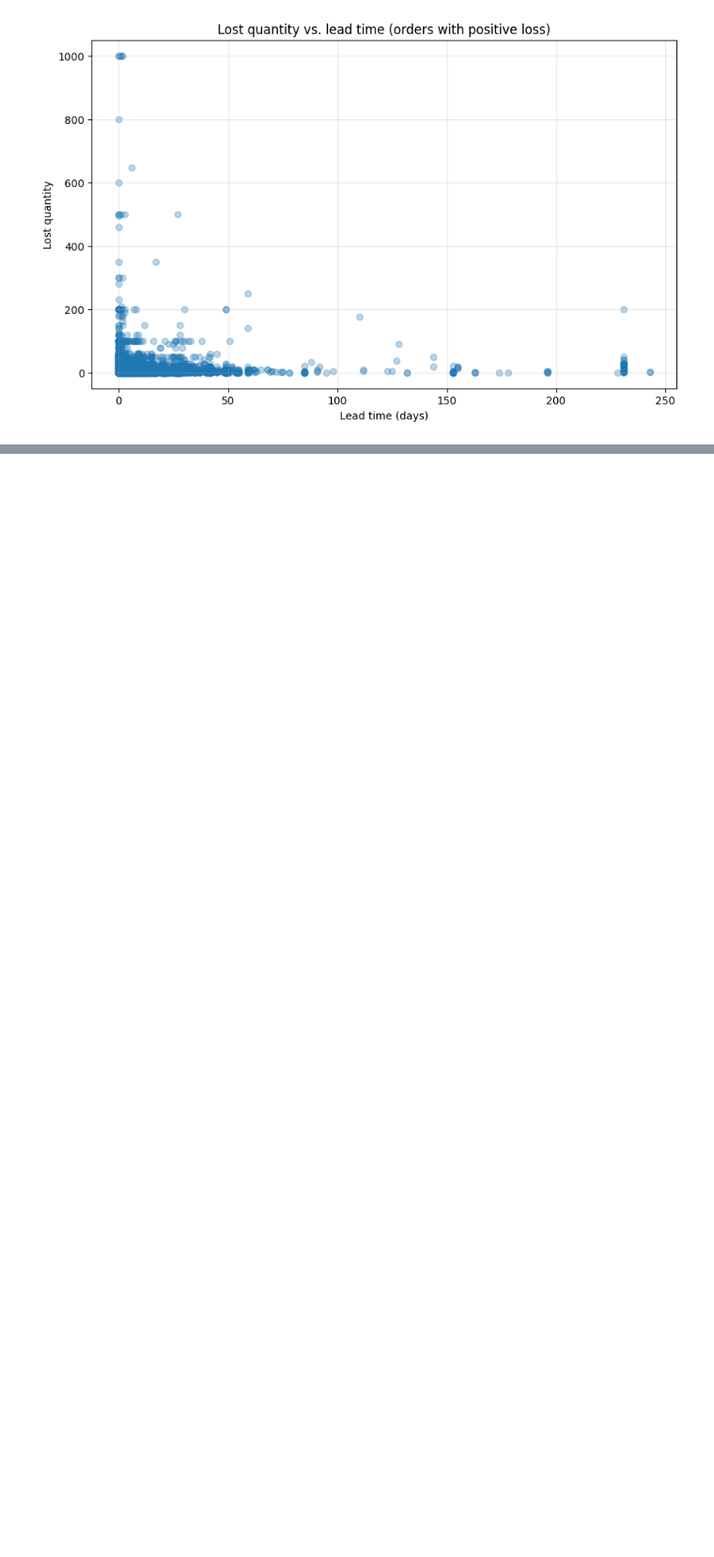
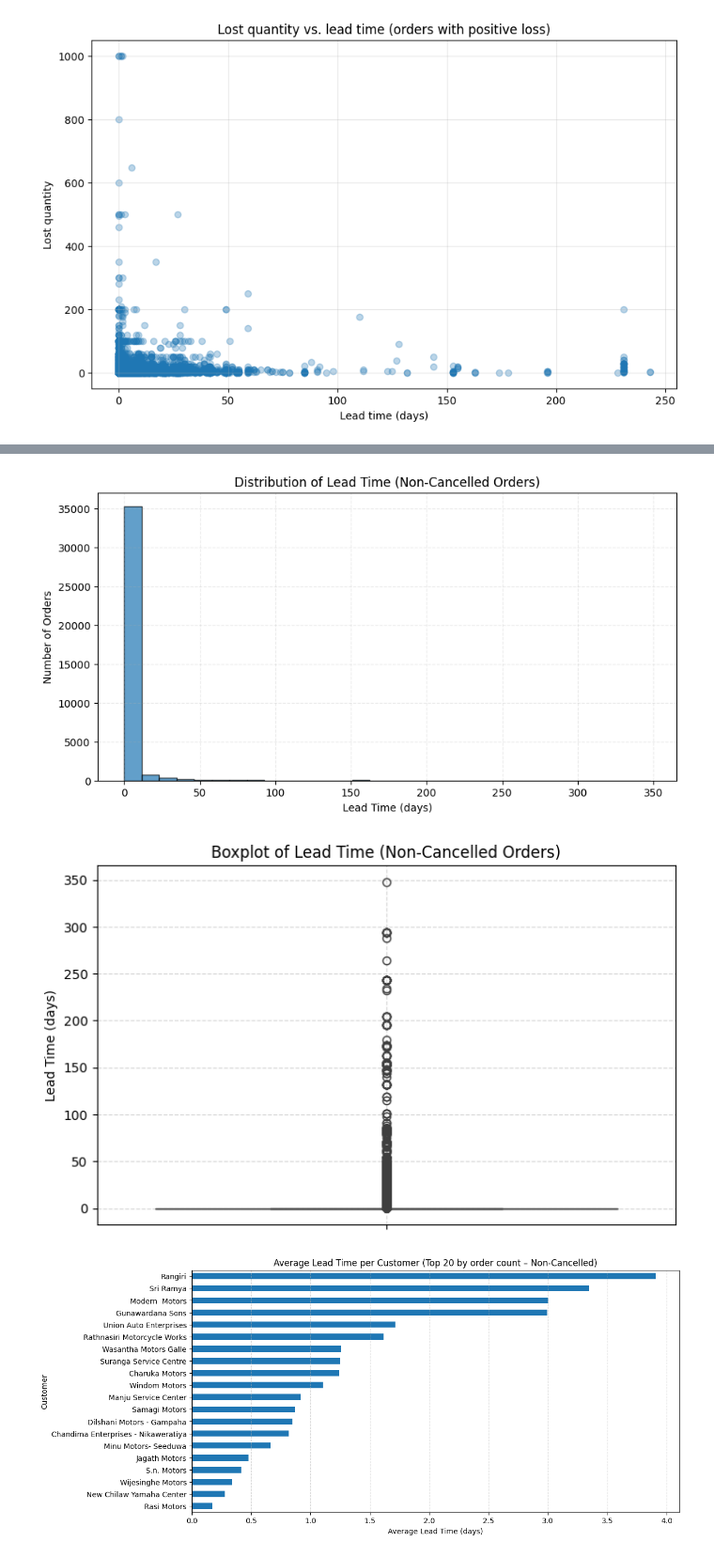
Before and after one commit to Saminda44/Spare-Parts-Inventory-Optimization, a Jupyter notebook: Analysis.ipynb, the cells around one changed output, grey strips where cells are left out. Shown at 94% size. Cells and saved outputs as stored; diff of their text form; code cells hidden in the pictures; blank space fills up the shorter version.

```diff
--- a/Analysis.ipynb
+++ b/Analysis.ipynb
@@ -599,0 +856,71 @@ Ray ZR Street Rallay          7071     27303.0  3.861264
+# %%
+# ----- 1. Filter out cancelled orders -----
+# Use the 'Is Cancelled' column created earlier (True if Rejection Reason is not empty)
+non_cancelled = orders_df[orders_df['Is Cancelled'] == False].copy()
+
+# Remove rows with missing Lead Time (optional but recommended)
+clean_orders = non_cancelled[non_cancelled['Lead Time'].notna()].copy()
+
+# ----- 2. Basic statistics -----
+print("Lead Time Statistics for Non‑Cancelled Orders (days)")
+print(clean_orders['Lead Time'].describe())
+
+# ----- 3. Histogram – y‑axis = number of orders -----
+plt.figure(figsize=(10,5))
+plt.hist(clean_orders['Lead Time'], bins=30, edgecolor='black', alpha=0.7)
+plt.xlabel('Lead Time (days)')
+plt.ylabel('Number of Orders')
+plt.title('Distribution of Lead Time (Non‑Cancelled Orders)')
+plt.grid(True, linestyle='--', alpha=0.25)
+plt.show()
+
+# ----- 4. Boxplot – y‑axis = lead time in days -----
+plt.figure(figsize=(8,5))
+sns.boxplot(y=clean_orders['Lead Time'])
+plt.ylabel('Lead Time (days)')
+plt.title('Boxplot of Lead Time (Non‑Cancelled Orders)')
+plt.grid(True, linestyle='--', alpha=0.5)
+plt.show()
+
+# ----- 5. Average lead time by customer (top 20 customers by number of orders) -----
+top_customers = clean_orders['Sold-To Party Name'].value_counts().head(20).index
+avg_by_customer = clean_orders[clean_orders['Sold-To Party Name'].isin(top_customers)] \
+                  .groupby('Sold-To Party Name')['Lead Time'].mean().sort_values()
+
+plt.figure(figsize=(12,6))
+avg_by_customer.plot(kind='barh')
+plt.xlabel('Average Lead Time (days)')
+plt.ylabel('Customer')
+plt.title('Average Lead Time per Customer (Top 20 by order count – Non‑Cancelled)')
+plt.grid(True, axis='x', linestyle='--', alpha=0.5)
+plt.show()
+
+# ----- 6. Top 25 customers by number of orders (non‑cancelled) -----
+customer_counts = clean_orders['Sold-To Party Name'].value_counts().head(25)
+print("Top 25 Customers by Number of Orders (Non‑Cancelled)")
+print(customer_counts)
+
+plt.figure(figsize=(10, 8))
+customer_counts.sort_values().plot(kind='barh', color='teal')
+plt.title('Top 25 Customers by Number of Orders (Non‑Cancelled)')
+plt.xlabel('Number of Orders')
+plt.ylabel('Customer Name')
+plt.tight_layout()
+plt.grid(axis='x', alpha=0.3)
+plt.show()
+
+# ----- 7. Check for negative lead times (data errors or returns) -----
+neg_lead = clean_orders[clean_orders['Lead Time'] < 0]
+print(f"\nNumber of rows with negative Lead Time (Non‑Cancelled): {len(neg_lead)}")
+
+# ----- 8. Average lead time by key categories (non‑cancelled) -----
+for col in ['Sales Document Type', 'Sold-To Party Name', 'Overall Status']:
+    print(f"\nAverage Lead Time by {col} (Non‑Cancelled)")
+    avg = clean_orders.groupby(col)['Lead Time'].mean().sort_values(ascending=False).head(10)
+    print(avg)
+
+# ----- 9. Flag outliers (e.g., > 30 days) -----
+clean_orders['Is Long Lead'] = clean_orders['Lead Time'] > 30
+long_lead = clean_orders[clean_orders['Is Long Lead']]
+print(f"\nOrders with Lead Time > 30 days (Non‑Cancelled): {len(long_lead)}")
+# %% [output]
@@ -599,0 +937,3 @@ Ray ZR Street Rallay          7071     27303.0  3.861264
+[figure, added]
+[figure, added]
+[figure, added]
```
Also changed, not shown: parts of 10 cells of this notebook.
